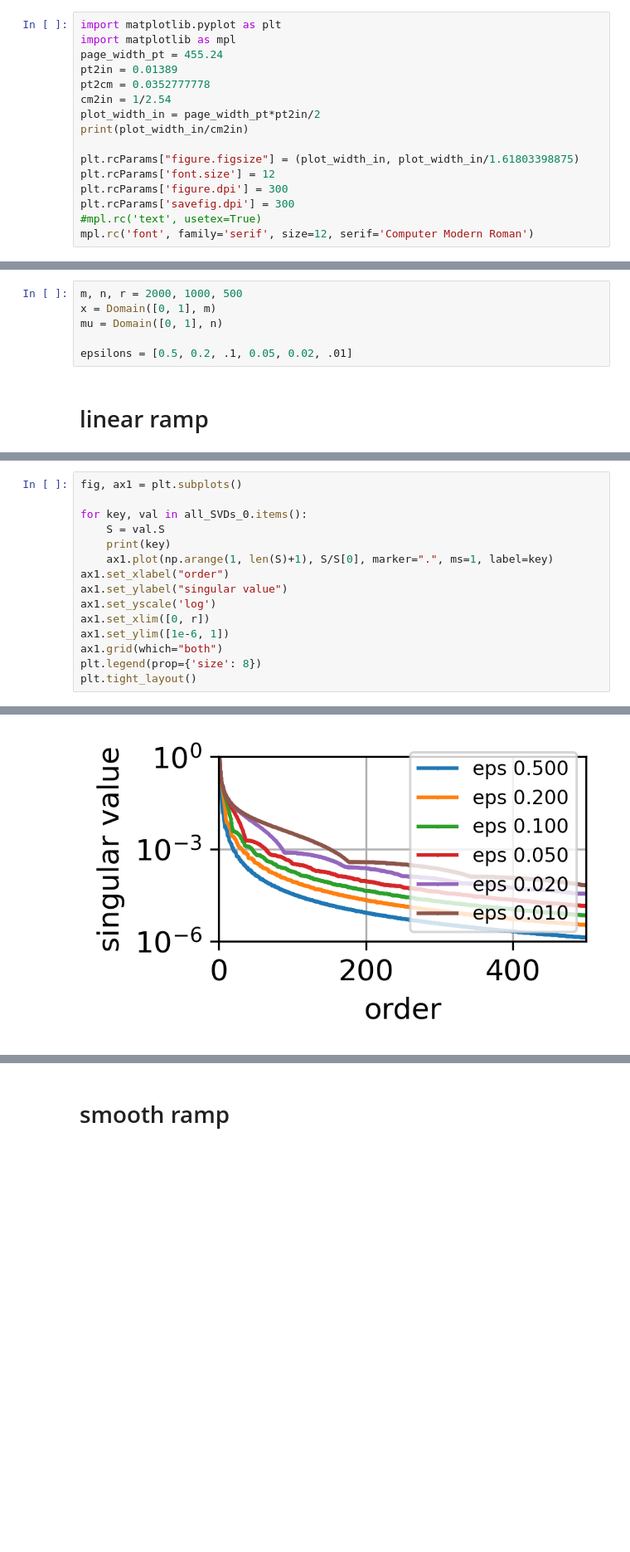
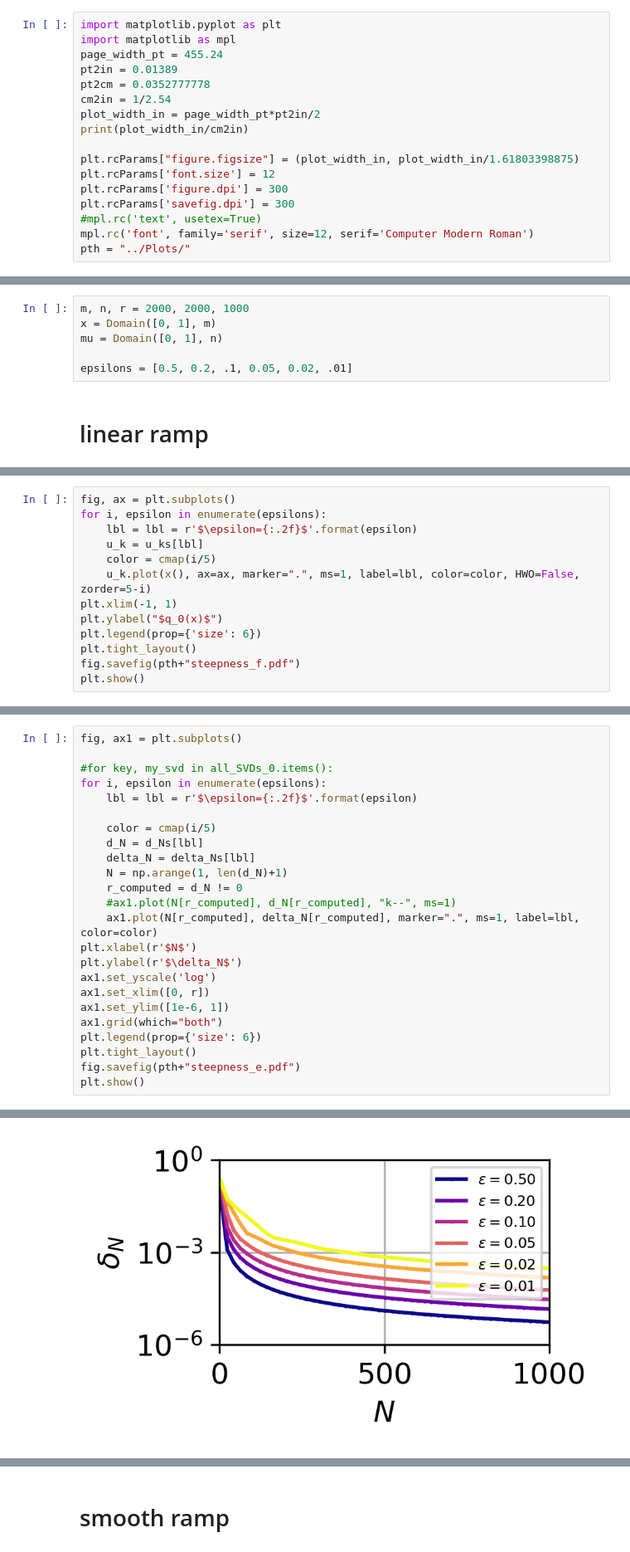
Before and after one commit to flabowski/n_widths_for_transport, a Jupyter notebook: steepness matters.ipynb, the cells around one changed output, grey strips where cells are left out. Shown at 83% size. Saved outputs shown, nothing was run; the diff lists cells and outputs as text; blank space fills up the shorter version.

```diff
--- a/steepness matters.ipynb
+++ b/steepness matters.ipynb
@@ -26,10 +26,11 @@ plt.rcParams['figure.dpi'] = 300
 plt.rcParams['savefig.dpi'] = 300
 #mpl.rc('text', usetex=True)
 mpl.rc('font', family='serif', size=12, serif='Computer Modern Roman')
+pth = "../Plots/"
 # %% [output]
 8.030570172000001
 # %%
-m, n, r = 2000, 1000, 500
+m, n, r = 2000, 2000, 1000
 x = Domain([0, 1], m)
 mu = Domain([0, 1], n)
 
@@ -59,0 +90,13 @@ findfont: Font family ['serif'] not found. Falling back to DejaVu Sans.
+# %%
+fig, ax = plt.subplots()
+for i, epsilon in enumerate(epsilons):
+    lbl = lbl = r'$\epsilon={:.2f}$'.format(epsilon)
+    u_k = u_ks[lbl]
+    color = cmap(i/5)
+    u_k.plot(x(), ax=ax, marker=".", ms=1, label=lbl, color=color, HWO=False, zorder=5-i)
+plt.xlim(-1, 1)
+plt.ylabel("$q_0(x)$")
+plt.legend(prop={'size': 6})
+plt.tight_layout()
+fig.savefig(pth+"steepness_f.pdf")
+plt.show()
@@ -60,16 +107,25 @@ findfont: Font family ['serif'] not found. Falling back to DejaVu Sans.
 # %%
 fig, ax1 = plt.subplots()
 
-for key, val in all_SVDs_0.items():
-    S = val.S
-    print(key)
-    ax1.plot(np.arange(1, len(S)+1), S/S[0], marker=".", ms=1, label=key)
-ax1.set_xlabel("order")
-ax1.set_ylabel("singular value")
+#for key, my_svd in all_SVDs_0.items():
+for i, epsilon in enumerate(epsilons):
+    lbl = lbl = r'$\epsilon={:.2f}$'.format(epsilon)
+
+    color = cmap(i/5)
+    d_N = d_Ns[lbl]
+    delta_N = delta_Ns[lbl]
+    N = np.arange(1, len(d_N)+1)
+    r_computed = d_N != 0
+    #ax1.plot(N[r_computed], d_N[r_computed], "k--", ms=1)
+    ax1.plot(N[r_computed], delta_N[r_computed], marker=".", ms=1, label=lbl, color=color)
+plt.xlabel(r'$N$')
+plt.ylabel(r'$\delta_N$')
 ax1.set_yscale('log')
 ax1.set_xlim([0, r])
 ax1.set_ylim([1e-6, 1])
 ax1.grid(which="both")
-plt.legend(prop={'size': 8})
+plt.legend(prop={'size': 6})
 plt.tight_layout()
+fig.savefig(pth+"steepness_e.pdf")
+plt.show()
 # %% [output]
@@ -83 +132 @@ findfont: Font family ['serif'] not found. Falling back to DejaVu Sans.
-[figure, old version]
+[figure, new version]
```
Also changed, not shown: parts of 6 cells of this notebook.
